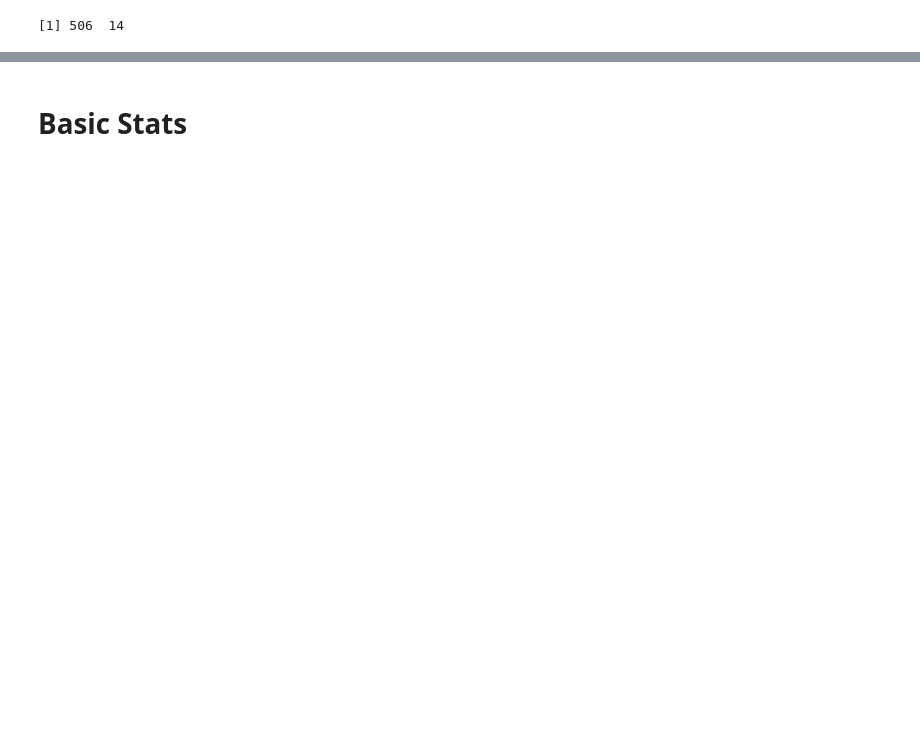
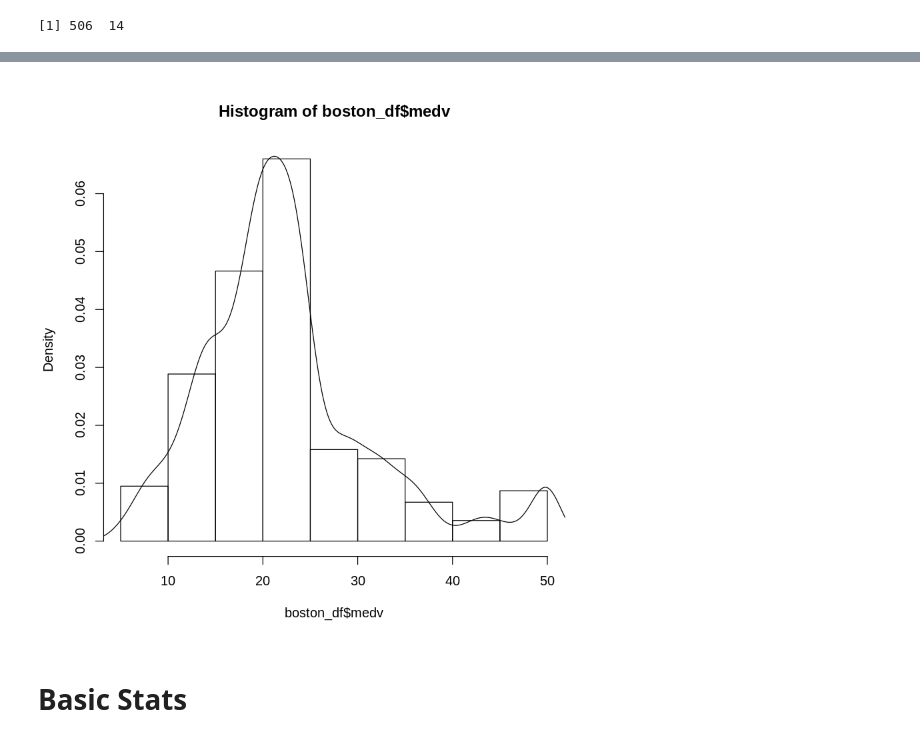
Before and after one commit to cleonadja/Boston-Housing-Data, a Jupyter notebook: ipynb/01-sampling_method.ipynb, the cells around one changed output, grey strips where cells are left out. Cells and saved outputs as stored; diff of their text form; code cells hidden in the pictures; blank space fills up the shorter version.

```diff
--- a/ipynb/01-sampling_method.ipynb
+++ b/ipynb/01-sampling_method.ipynb
@@ -13,3 +27,8 @@ ERROR: Error in str(boston_df): object 'boston_df' not found
+# %%
+hist(boston_df$medv, freq = FALSE)
+lines(density(boston_df$medv))
+# %% [output]
+[figure, added]
 # %% [markdown]
 # Basic Stats
 # %%
```
Also changed, not shown: parts of 19 cells of this notebook, 3 other files.
